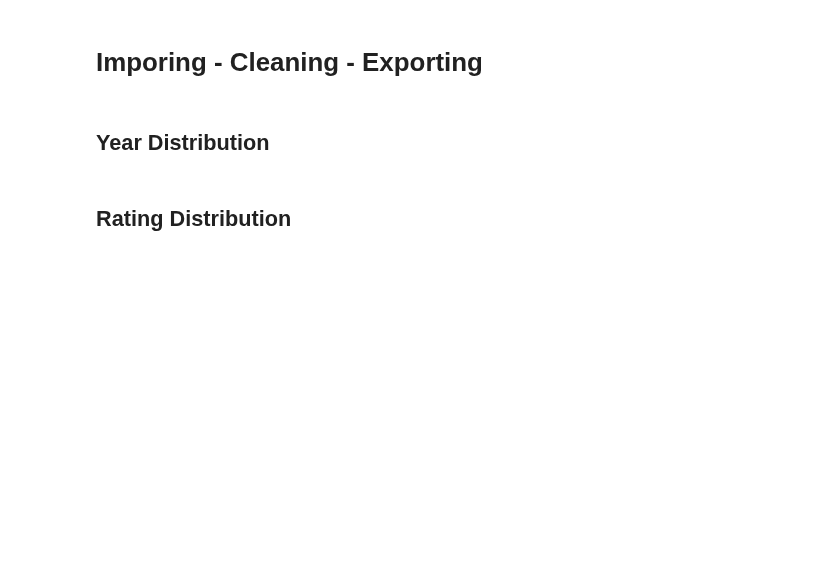
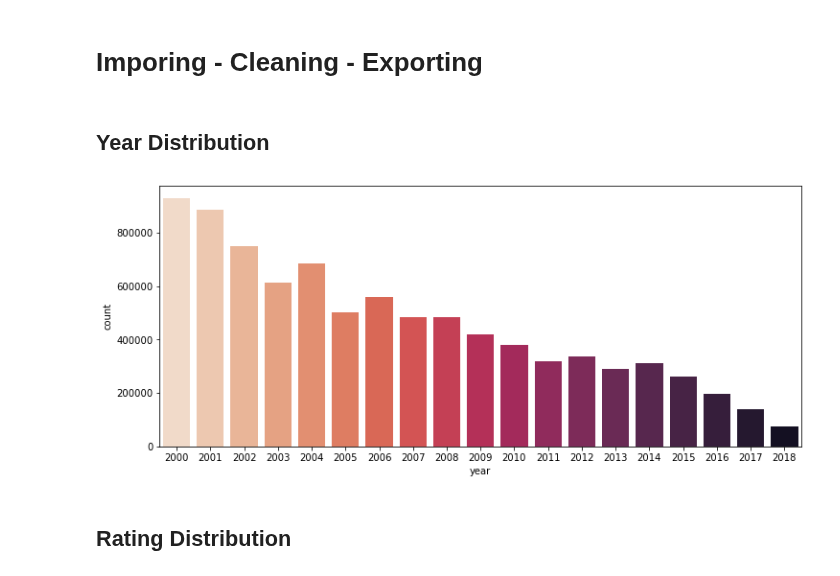
Before and after one commit to Auustiino/Rec-system, a Jupyter notebook: Notebooks/importing-cleaning-exporting.ipynb, the cells around one changed output. Drawn from its saved outputs; the diff is of its cells as text; code cells hidden in the pictures; blank space fills up the shorter version.

```diff
--- a/Notebooks/importing-cleaning-exporting.ipynb
+++ b/Notebooks/importing-cleaning-exporting.ipynb
@@ -7,7 +7,7 @@ import matplotlib.pyplot as plt
 # %%
 #Importing Movie Titles, Ratings, Users
 movies_df = pd.read_csv('../Data/movies.csv')
-ratings_df = pd.read_csv('../Data/ratings.csv')
+ratings_df = pd.read_csv('../Data/ratings-full.csv')
 # %%
 #Merging Movies and Ratings
 full = movies_df.merge(ratings_df, how = 'right', on = 'movieId')
@@ -38,9 +38,11 @@ filtered = freq_df.loc[freq_df['frequency'] >= 50]
 # %% [markdown]
 ## Year Distribution
 # %%
-years = full.year
+years = filtered.year
 plt.figure(figsize = (12, 5))
 g = sns.countplot(x = years, palette = 'rocket_r');
+# %% [output]
+[figure, added]
 # %% [markdown]
 ## Rating Distribution
 # %%
```
Also changed, not shown: parts of 4 cells of this notebook, 2 other files.
